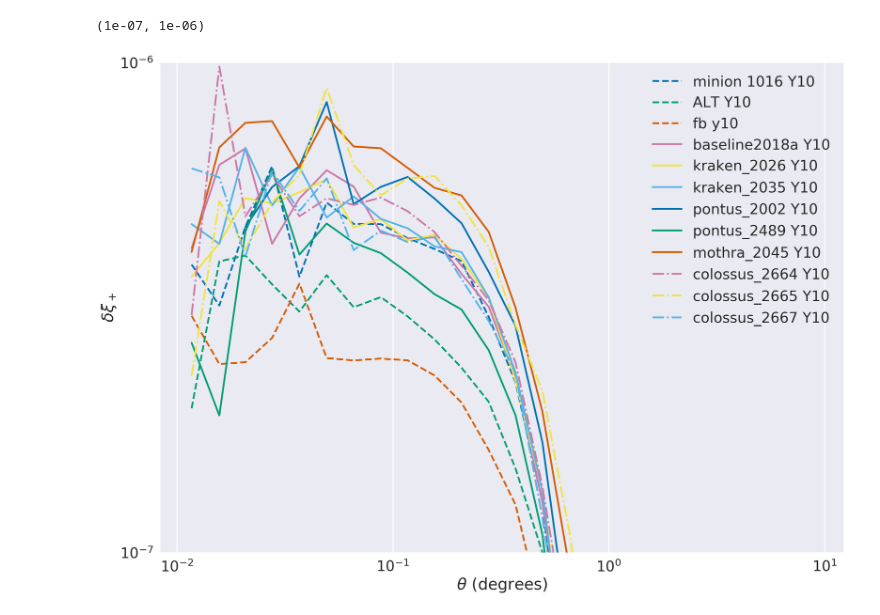
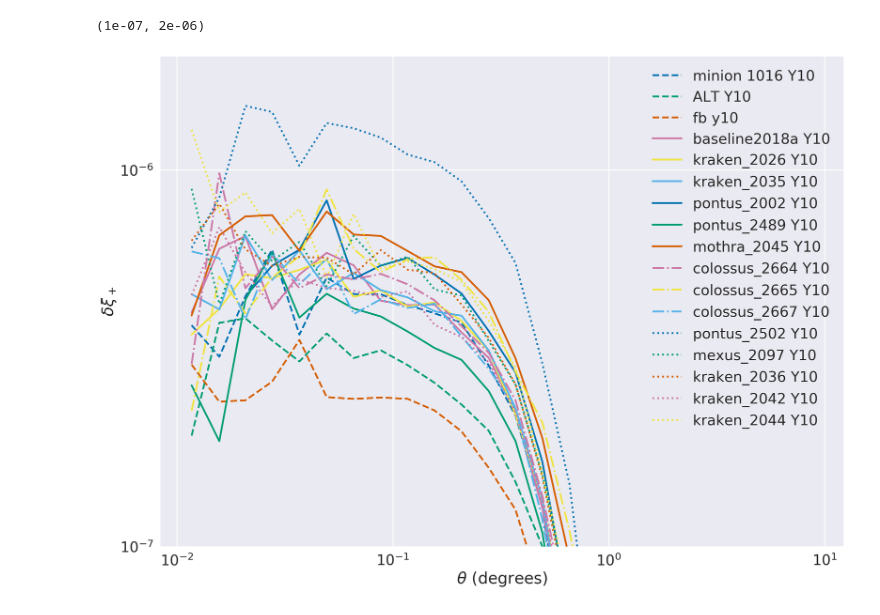
Before and after one commit to hsnee/lsstpsf, a Jupyter notebook: new_runs_results.ipynb, the cells around one changed output. Cells and saved outputs as stored; diff of their text form; code cells hidden in the pictures.

```diff
--- a/new_runs_results.ipynb
+++ b/new_runs_results.ipynb
@@ -75,3 +68,8 @@ colossus_2664Y10 = np.load(directory+'colossus_2664Y10.npy')
 colossus_2665Y10 = np.load(directory+'colossus_2665Y10.npy')
 colossus_2667Y10 = np.load(directory+'colossus_2667Y10.npy')
 mothra_2045Y10 = np.load(directory+'mothra_2045Y10.npy')
+pontus_2502Y10 = np.load(directory+'pontus_2502random_visitY10.npy')
+kraken_2036Y10 = np.load(directory+'kraken_2036random_visitY10.npy')
+kraken_2042Y10 = np.load(directory+'kraken_2042random_visitY10.npy')
+kraken_2044Y10 = np.load(directory+'kraken_2044random_visitY10.npy')
+nexus_2097Y10 = np.load(directory+'nexus_2097random_visitY10.npy')
@@ -98,20 +138,25 @@ plt.ylim((1e-6,5e-5))
 # %%
 plt.loglog(r, random_y10_delta_xips, '--', label='minion 1016 Y10')
 plt.loglog(r, alt_y10_delta_xips, '--', label='ALT Y10')
 plt.loglog(r, fb_y10_delta_xips, '--', label='fb y10')
 plt.loglog(r, baseline2018aY10, label='baseline2018a Y10')
 plt.loglog(r, kraken_2026Y10, label='kraken_2026 Y10')
 plt.loglog(r, kraken_2035Y10, label='kraken_2035 Y10')
 plt.loglog(r[2:], pontus_2002Y10[2:], label='pontus_2002 Y10')
 plt.loglog(r, pontus_2489Y10, label='pontus_2489 Y10')
 plt.loglog(r, mothra_2045Y10, label='mothra_2045 Y10')
 plt.loglog(r, colossus_2664Y10, '-.', label='colossus_2664 Y10')
 plt.loglog(r, colossus_2665Y10, '-.', label='colossus_2665 Y10')
 plt.loglog(r, colossus_2667Y10, '-.', label='colossus_2667 Y10')
+plt.loglog(r, pontus_2502Y10, ':', label='pontus_2502 Y10')
+plt.loglog(r, nexus_2097Y10, ':', label='mexus_2097 Y10')
+plt.loglog(r, kraken_2036Y10, ':', label='kraken_2036 Y10')
+plt.loglog(r, kraken_2042Y10, ':', label='kraken_2042 Y10')
+plt.loglog(r, kraken_2044Y10, ':', label='kraken_2044 Y10')
 plt.legend()
 plt.xlabel(r'$\theta$ (degrees)')
 plt.ylabel(r'$\delta \xi_+$')
-plt.ylim((1e-7,1e-6))
+plt.ylim((1e-7,2e-6))
 # %% [output]
-(1e-07, 1e-06)
+(1e-07, 2e-06)
-[figure, old version]
+[figure, new version]
```
Also changed, not shown: parts of 9 cells of this notebook.
